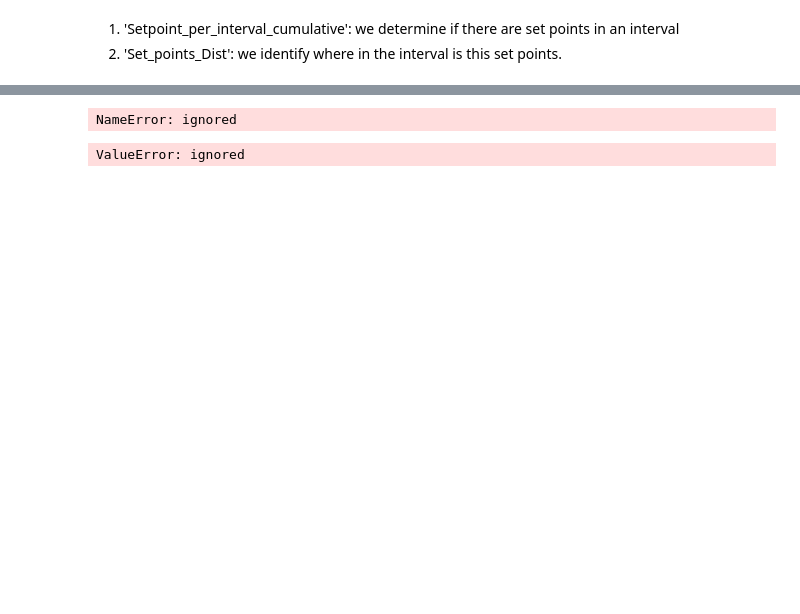
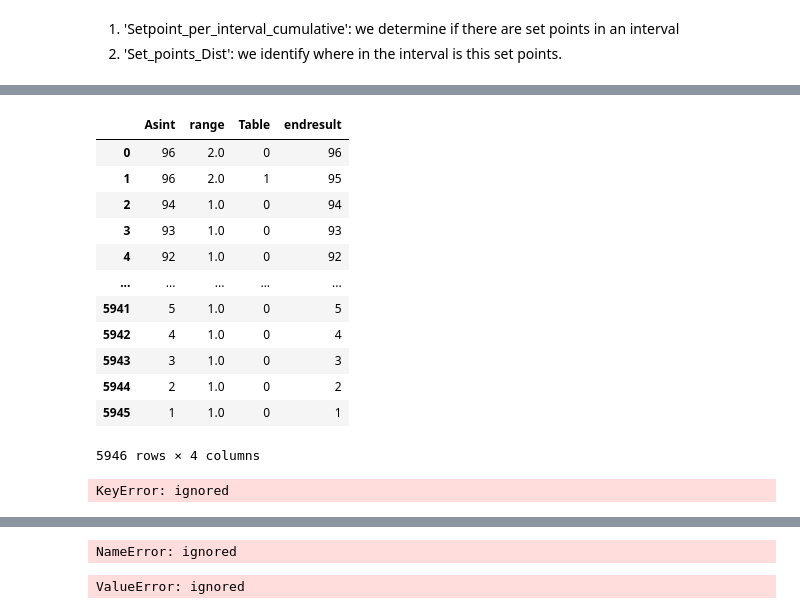
Before and after one commit to ghiathnj/impacket, a Jupyter notebook: 21_10_22.ipynb, the cells around one changed output, grey strips where cells are left out. Saved outputs shown, nothing was run; the diff lists cells and outputs as text; code cells hidden in the pictures; blank space fills up the shorter version.

```diff
--- a/21_10_22.ipynb
+++ b/21_10_22.ipynb
@@ -608 +680,53 @@ See the caveats in the documentation: https://pandas.pydata.org/pandas-docs/stab
+# %%
+df321= df2[df2.range != 0]
+df321=df321.loc[df321.index.repeat(df321.range)].reset_index(drop=True)
+df321['Table'] = df321.groupby(df321.time).cumcount()
+df321['endresult']=df321['Asint']-df321['Table']
+df321[['Asint','range','Table','endresult']]
+# %% [output]
+|  | Asint | range | Table | endresult |
+| 0 | 96 | 2.0 | 0 | 96 |
+| 1 | 96 | 2.0 | 1 | 95 |
+| 2 | 94 | 1.0 | 0 | 94 |
+| 3 | 93 | 1.0 | 0 | 93 |
+| 4 | 92 | 1.0 | 0 | 92 |
+| ... | ... | ... | ... | ... |
+| 5941 | 5 | 1.0 | 0 | 5 |
+| 5942 | 4 | 1.0 | 0 | 4 |
+| 5943 | 3 | 1.0 | 0 | 3 |
+| 5944 | 2 | 1.0 | 0 | 2 |
+| 5945 | 1 | 1.0 | 0 | 1 |
+5946 rows × 4 columns
+# %%
+df66=df321
+#df66['Asint'] = df66.where(df66==df66.shift(),'')
+##df66["Keep"] = 0
+##df66.loc[df66.groupby('time')["Asint"].apply(lambda x: x-1).values, "Keep"] =df66.Asint-1
+##df66[['Asint','Keep']]
+##df66['KEEP111']=df66.groupby('time')["Asint"].apply(lambda x: np.where(x.duplicated(keep=False), 'dup', np.nan))
+#df66['Dup'] = np.where(df['Asint'].duplicated(keep=False), 'dup', np.nan)
+#df66['Dup'] = np.where(df66['Asint'].duplicated(keep=False), 'dup', np.nan)
+#df66 = df66.loc[df66.index.repeat(df66.Asint)].assign(duration=1)
+######df66['Group'] = df66.groupby(['time'])['Asint'].apply(lambda x: x if x.Asint.iloc[0] else x-1)
+###df66
+
+#####df66['Group'] = df66.groupby(['time'])["Asint"].transform(lambda x: x if x is x.shift(-1) else x-1)
+grouped = df66.groupby(['time'])
+df_empty_2 = pd.DataFrame(columns=df66.columns)
+dffrom_empty=df_empty_2
+for name, group in grouped:
+  group = group[group['Asint']].head(1)
+  #group['num']=group['Asint'].apply(lambda x: x if x is group.iloc[0] else x-1)
+  #group['num'] = np.where(df2['Asint'] == 0, 1, 0)
+  #if group['Asint'].iloc[0]:
+    #group['num'] =group['Asint']
+  #elif ~(group['Asint'].iloc[0]):
+   # group['num'] =group['Asint']-1
+  dffrom_empty=dffrom_empty.append(group)
+#dffrom_empty[['range','Asint','num']]
+
+#dffrom_empty
+#g = df66['Asint'].ne(df66['Asint'].shift()).cumsum().loc[~df66['first']]
+# %% [output]
+KeyError: ignored
 # %%
```
Also changed, not shown: parts of 13 cells of this notebook.
